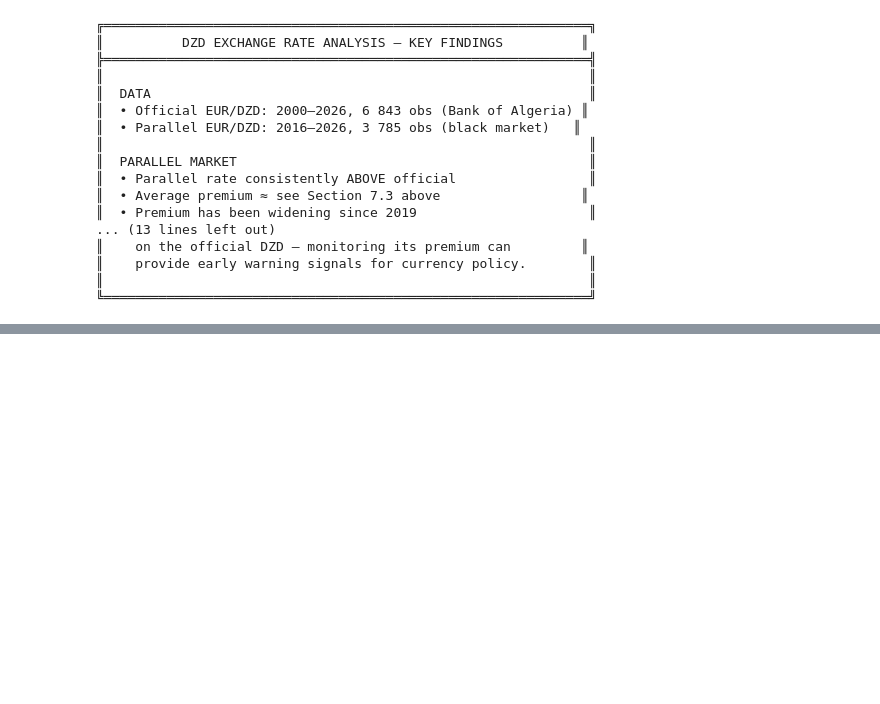
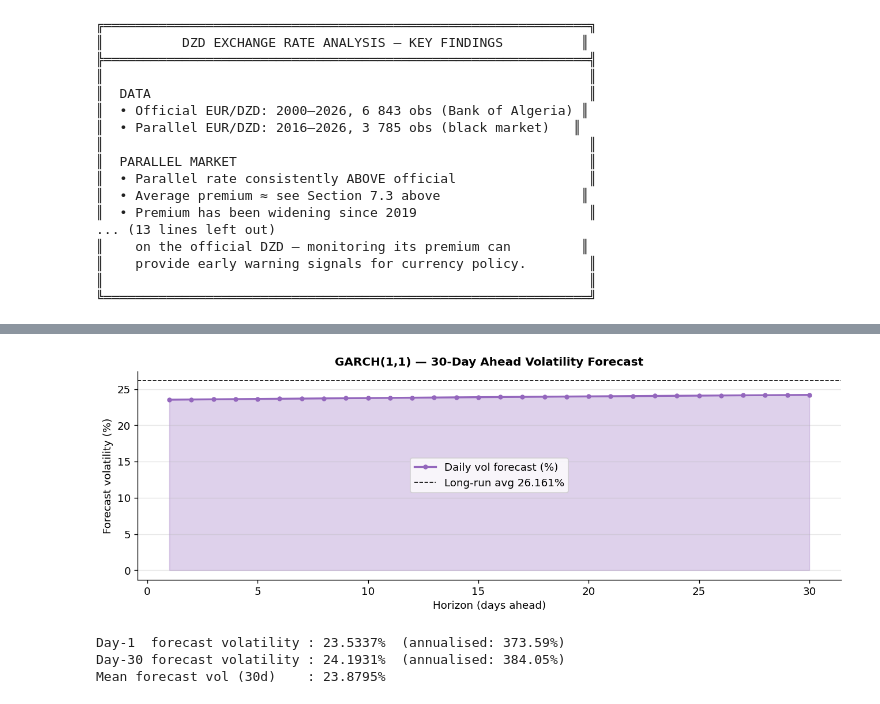
Before and after one commit to Zakaria23213/CNESE_EXT_RATE, a Jupyter notebook: DZD_Exchange_Rate_Analysis.ipynb, the cells around one changed output, grey strips where cells are left out. Saved outputs shown, nothing was run; the diff lists cells and outputs as text; code cells hidden in the pictures; blank space fills up the shorter version.

```diff
--- a/DZD_Exchange_Rate_Analysis.ipynb
+++ b/DZD_Exchange_Rate_Analysis.ipynb
@@ -966,0 +1172,34 @@ print("""
+# %%
+# ── 1.4  GARCH 30-day volatility forecast ────────────────────────────────────
+HORIZON = 30
+vol_forecast = garch_res.forecast(horizon=HORIZON, reindex=False)
+forecast_var = vol_forecast.variance.iloc[-1].values  # shape: (HORIZON,)
+forecast_vol = np.sqrt(forecast_var) / 100            # daily vol in %
+
+# Annualise (×√252)
+annual_vol = forecast_vol * np.sqrt(252)
+
+fig, ax = plt.subplots(figsize=(11, 4))
+days = np.arange(1, HORIZON + 1)
+ax.fill_between(days, forecast_vol * 100, alpha=0.3, color=PALETTE['garch'])
+ax.plot(days, forecast_vol * 100, color=PALETTE['garch'], lw=2,
+        marker='o', ms=4, label='Daily vol forecast (%)')
+ax.axhline(long_run_vol * 100, color='black', ls='--', lw=1,
+           label=f'Long-run avg {long_run_vol*100:.3f}%')
+ax.set_xlabel('Horizon (days ahead)')
+ax.set_ylabel('Forecast volatility (%)')
+ax.set_title(f'GARCH(1,1) — {HORIZON}-Day Ahead Volatility Forecast', fontsize=12, fontweight='bold')
+ax.legend()
+ax.grid(axis='y', alpha=0.3)
+plt.tight_layout()
+plt.savefig('fig_A2_garch_forecast.png', bbox_inches='tight')
+plt.show()
+
+print(f'Day-1  forecast volatility : {forecast_vol[0]*100:.4f}%  (annualised: {annual_vol[0]*100:.2f}%)')
+print(f'Day-30 forecast volatility : {forecast_vol[-1]*100:.4f}%  (annualised: {annual_vol[-1]*100:.2f}%)')
+print(f'Mean forecast vol (30d)    : {forecast_vol.mean()*100:.4f}%')
+# %% [output]
+[figure, added]
+Day-1  forecast volatility : 23.5337%  (annualised: 373.59%)
+Day-30 forecast volatility : 24.1931%  (annualised: 384.05%)
+Mean forecast vol (30d)    : 23.8795%
```
Also changed, not shown: parts of 28 cells of this notebook, 10 other files.
